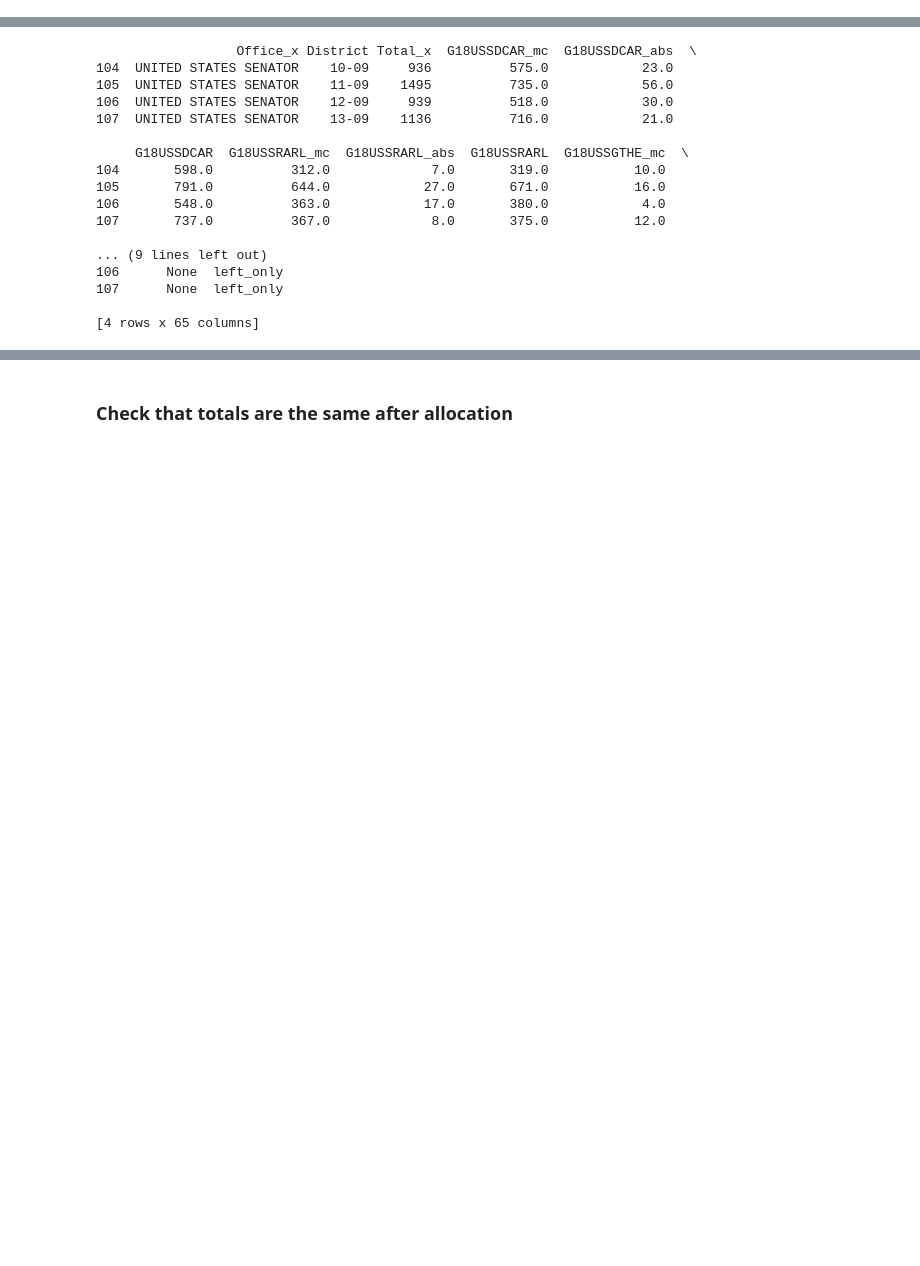
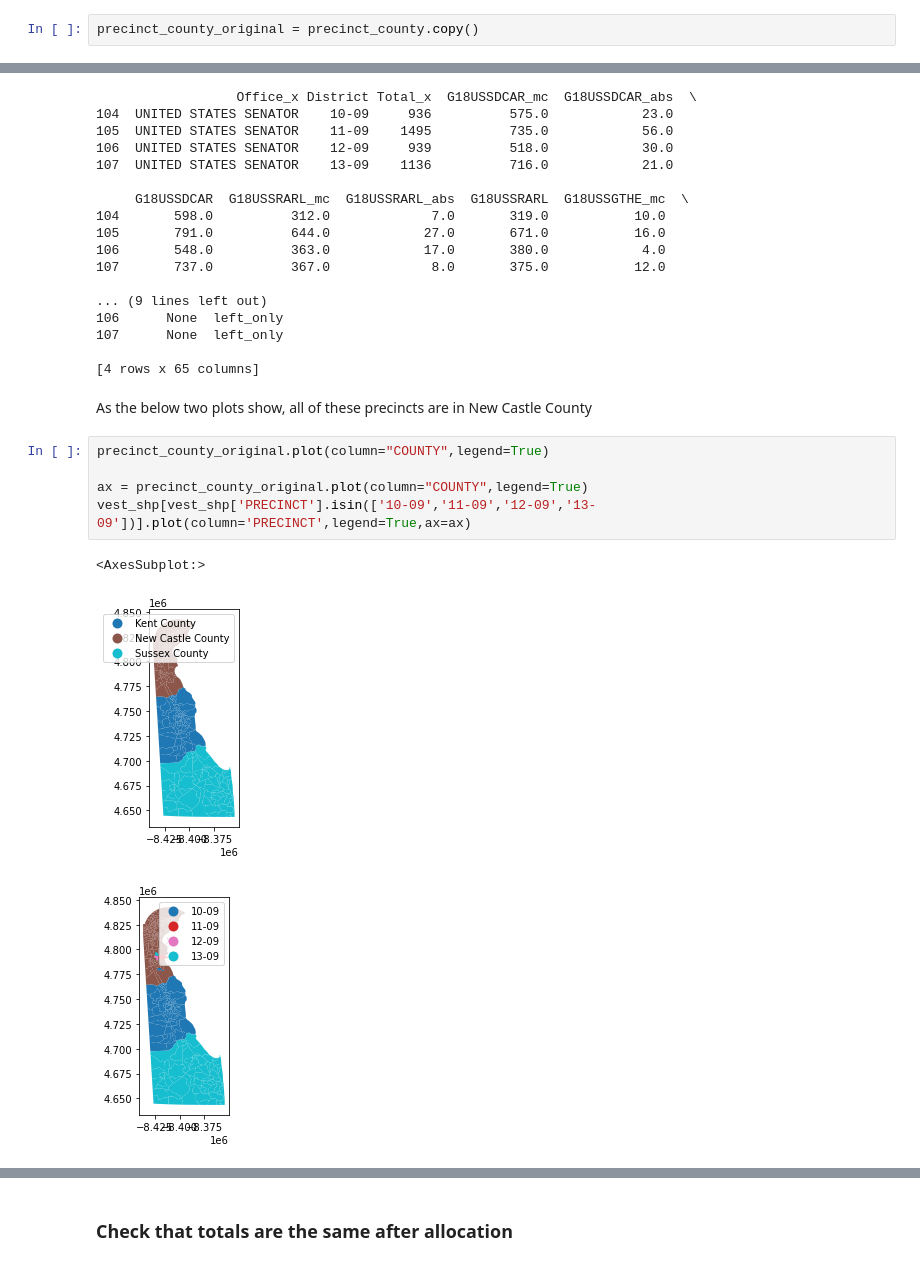
Before and after one commit to nonpartisan-redistricting-datahub/pdv-de, a Jupyter notebook: vest-de-2018/vest-de-2018-validation.ipynb, the cells around one changed output, grey strips where cells are left out. Saved outputs shown, nothing was run; the diff lists cells and outputs as text; blank space fills up the shorter version.

Commit message:
Fixed allocation and added county map

```diff
--- a/vest-de-2018/vest-de-2018-validation.ipynb
+++ b/vest-de-2018/vest-de-2018-validation.ipynb
@@ -231,6 +231,8 @@ We will only validate the statewide totals and not continue to validate the coun
 Created the following shapefile by intersecting the 2010 Census county shapefile with the Precincts shapefile linked by VEST in GQIS, to get the precinct to county translation.
 # %%
 precinct_county = gp.read_file('./raw-from-source/Census/de_precincts_county_intersection/de_precincts_county_intersection.shp')
+# %%
+precinct_county_original = precinct_county.copy()
 # %%
 precinct_county[['EDRD_2012','COUNTY','COUNTYFP']]
 # %% [output]
@@ -318,4 +320,15 @@ print(election_results_county.loc[election_results_county["COUNTY"].isna()])
 107      None  left_only
 
 [4 rows x 65 columns]
+# %% [markdown]
+As the below two plots show, all of these precincts are in New Castle County
+# %%
+precinct_county_original.plot(column="COUNTY",legend=True)
+
+ax = precinct_county_original.plot(column="COUNTY",legend=True)
+vest_shp[vest_shp['PRECINCT'].isin(['10-09','11-09','12-09','13-09'])].plot(column='PRECINCT',legend=True,ax=ax)
+# %% [output]
+<AxesSubplot:>
+[figure, added]
+[figure, added]
 # %%
```
Also changed, not shown: parts of 5 cells of this notebook.
